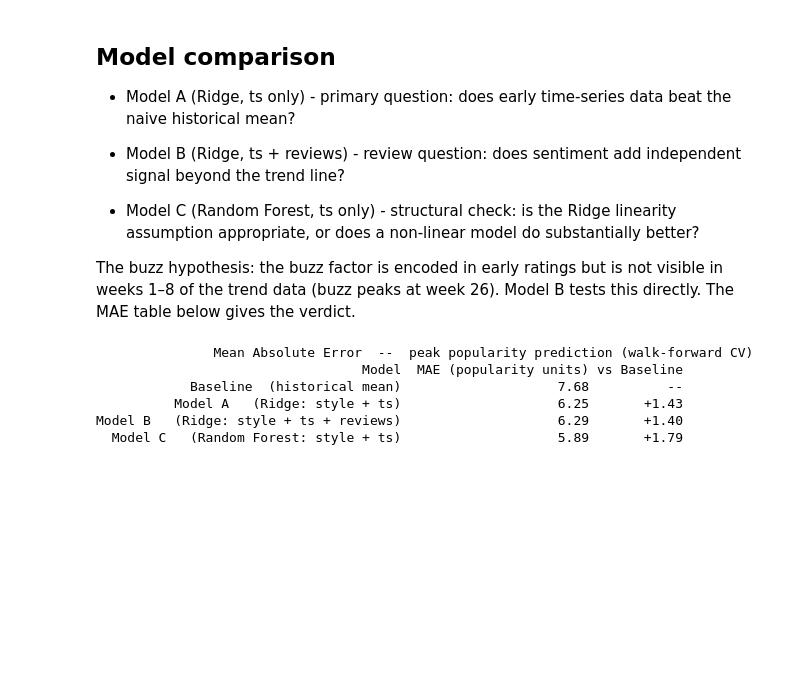
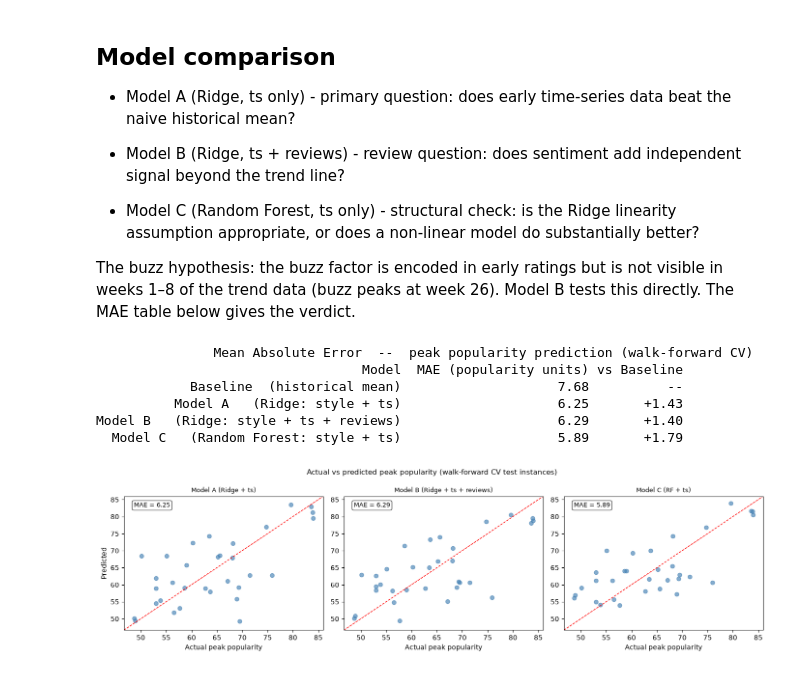
Before and after one commit to radostinaaa/fashion-peak-prediction, a Jupyter notebook: 02_text_classification.ipynb, the cells around one changed output. Cells and saved outputs as stored; diff of their text form; code cells hidden in the pictures; blank space fills up the shorter version.

Commit message:
fig predictions, results interpretation

```diff
--- a/02_text_classification.ipynb
+++ b/02_text_classification.ipynb
@@ -188,3 +188,30 @@ print(summary.to_string(index=False))
           Model A   (Ridge: style + ts)                    6.25       +1.43
 Model B   (Ridge: style + ts + reviews)                    6.29       +1.40
   Model C   (Random Forest: style + ts)                    5.89       +1.79
+# %%
+import matplotlib.pyplot as plt
+
+fig, axes = plt.subplots(1, 3, figsize=(14, 4))
+model_cols   = ['pred_a',          'pred_b',                    'pred_c']
+model_titles = ['Model A (Ridge + ts)', 'Model B (Ridge + ts + reviews)', 'Model C (RF + ts)']
+
+lo = predictions['actual'].min() - 2
+hi = predictions['actual'].max() + 2
+
+for ax, col, title in zip(axes, model_cols, model_titles):
+    ax.scatter(predictions['actual'], predictions[col], alpha=0.65, s=35, color='steelblue')
+    ax.plot([lo, hi], [lo, hi], 'r--', linewidth=1, label='Perfect prediction')
+    ax.set_xlim(lo, hi); ax.set_ylim(lo, hi)
+    ax.set_xlabel('Actual peak popularity')
+    ax.set_ylabel('Predicted' if ax == axes[0] else '')
+    ax.set_title(title, fontsize=9)
+    mae_v = mae(predictions['actual'], predictions[col])
+    ax.text(0.05, 0.92, f'MAE = {mae_v:.2f}', transform=ax.transAxes, fontsize=9,
+            bbox=dict(boxstyle='round,pad=0.3', facecolor='white', alpha=0.7))
+
+fig.suptitle('Actual vs predicted peak popularity (walk-forward CV test instances)', fontsize=11)
+plt.tight_layout()
+plt.savefig(RESULTS_DIR / 'fig_predictions.png', dpi=100)
+plt.show()
+# %% [output]
+[figure, added]
```
Also changed, not shown: parts of 1 cell of this notebook, 1 other file.
